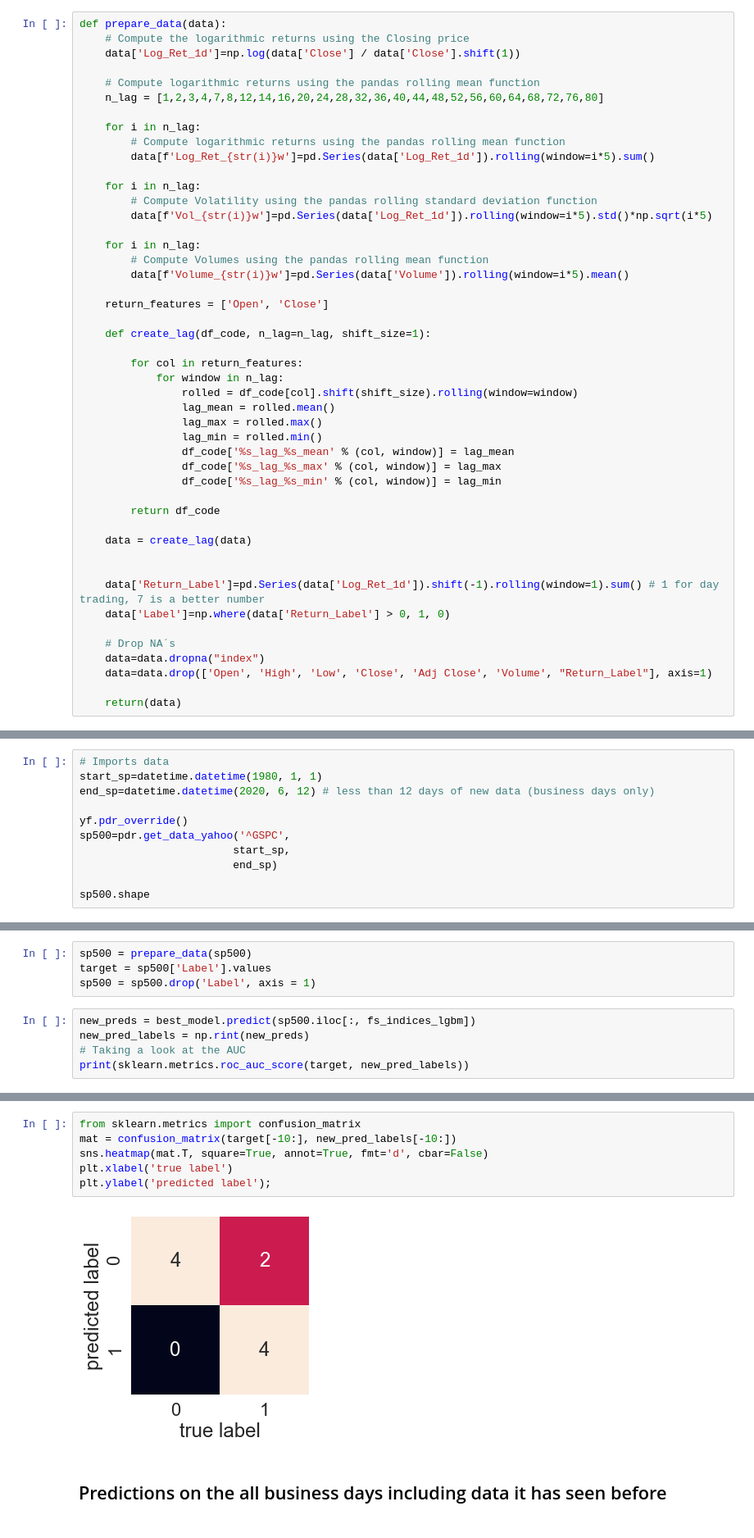
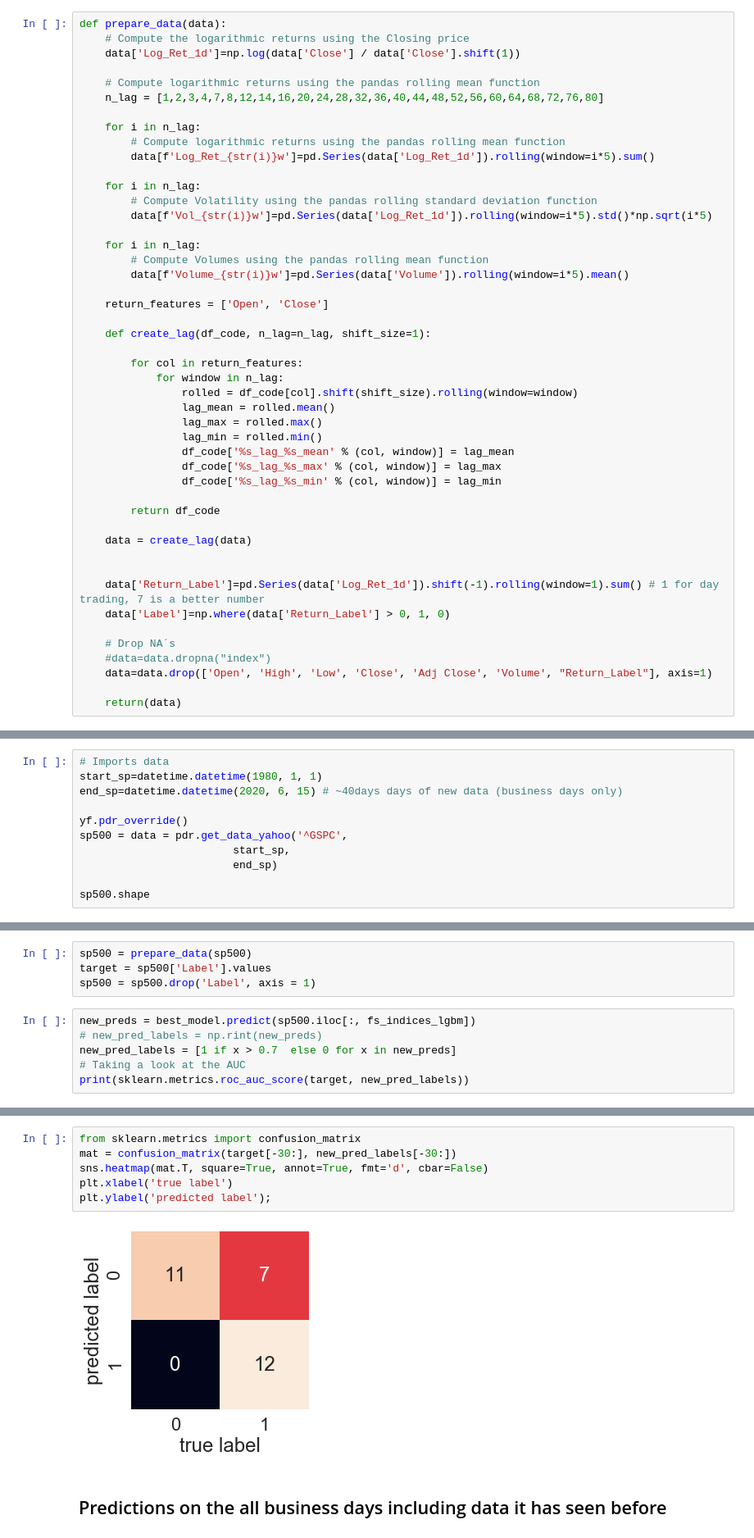
Before and after one commit to CodeByHarri/Candlestick-Trading-Analysis-Strategy, a Jupyter notebook: S1_Simple_Stock_Predictor.ipynb, the cells around one changed output, grey strips where cells are left out. Shown: that part at 82% size. Saved outputs shown, nothing was run; the diff lists cells and outputs as text.

```diff
--- a/S1_Simple_Stock_Predictor.ipynb
+++ b/S1_Simple_Stock_Predictor.ipynb
@@ -99,7 +99,7 @@ def prepare_data(data):
     data['Label']=np.where(data['Return_Label'] > 0, 1, 0)
 
     # Drop NA´s
-    data=data.dropna("index")
+    #data=data.dropna("index")
     data=data.drop(['Open', 'High', 'Low', 'Close', 'Adj Close', 'Volume', "Return_Label"], axis=1)
 
     return(data)
@@ -289,10 +289,10 @@ Best trial:
 # %%
 # Imports data
 start_sp=datetime.datetime(1980, 1, 1)
-end_sp=datetime.datetime(2020, 6, 12) # less than 12 days of new data (business days only)
+end_sp=datetime.datetime(2020, 6, 15) # ~40days days of new data (business days only)
 
 yf.pdr_override()
-sp500=pdr.get_data_yahoo('^GSPC',
+sp500 = data = pdr.get_data_yahoo('^GSPC',
                         start_sp,
                         end_sp)
 
@@ -306,7 +306,8 @@ target = sp500['Label'].values
 sp500 = sp500.drop('Label', axis = 1)
 # %%
 new_preds = best_model.predict(sp500.iloc[:, fs_indices_lgbm])
-new_pred_labels = np.rint(new_preds)
+# new_pred_labels = np.rint(new_preds)
+new_pred_labels = [1 if x > 0.7  else 0 for x in new_preds]
 # Taking a look at the AUC
 print(sklearn.metrics.roc_auc_score(target, new_pred_labels))
 # %% [output]
@@ -316,11 +317,11 @@ print(sklearn.metrics.roc_auc_score(target, new_pred_labels))
 # %%
 from sklearn.metrics import confusion_matrix
-mat = confusion_matrix(target[-10:], new_pred_labels[-10:])
+mat = confusion_matrix(target[-30:], new_pred_labels[-30:])
 sns.heatmap(mat.T, square=True, annot=True, fmt='d', cbar=False)
 plt.xlabel('true label')
 plt.ylabel('predicted label');
 # %% [output]
-[figure, old version]
+[figure, new version]
 # %% [markdown]
 ## Predictions on the all business days including data it has seen before
 # %%
```
Also changed, not shown: parts of 9 cells of this notebook.
